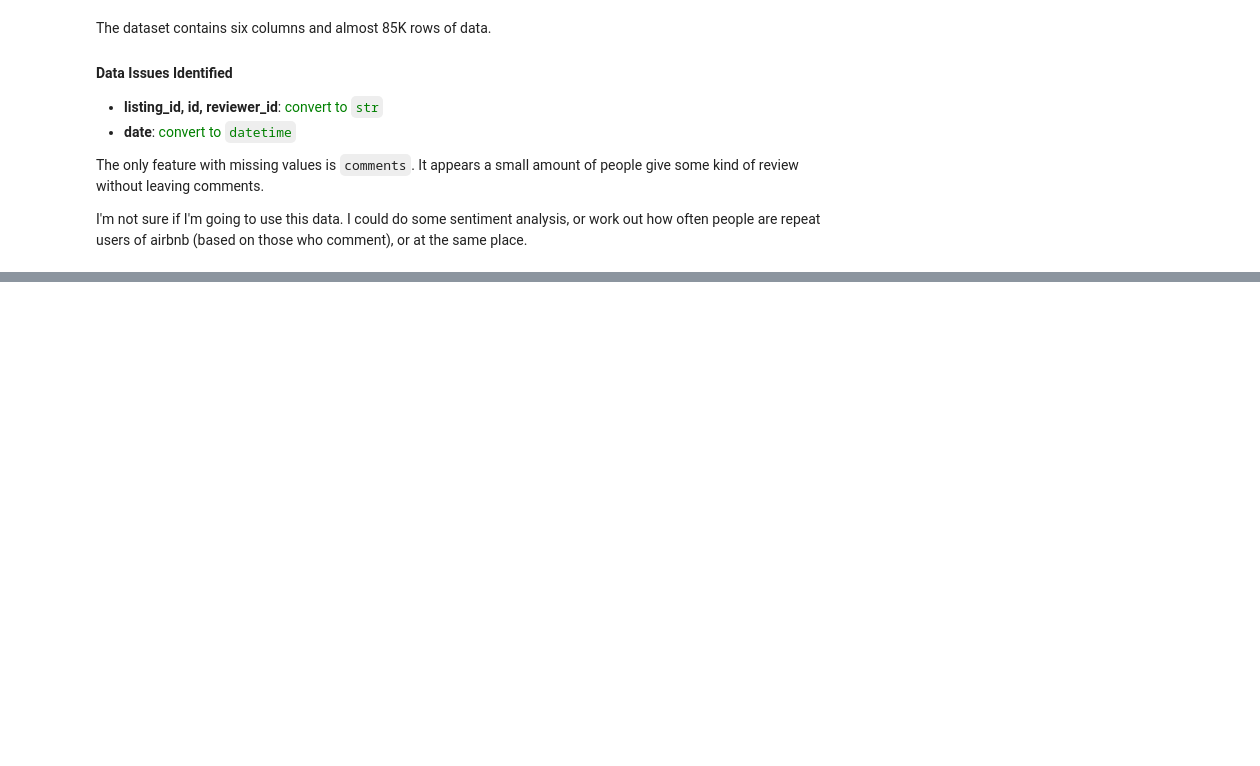
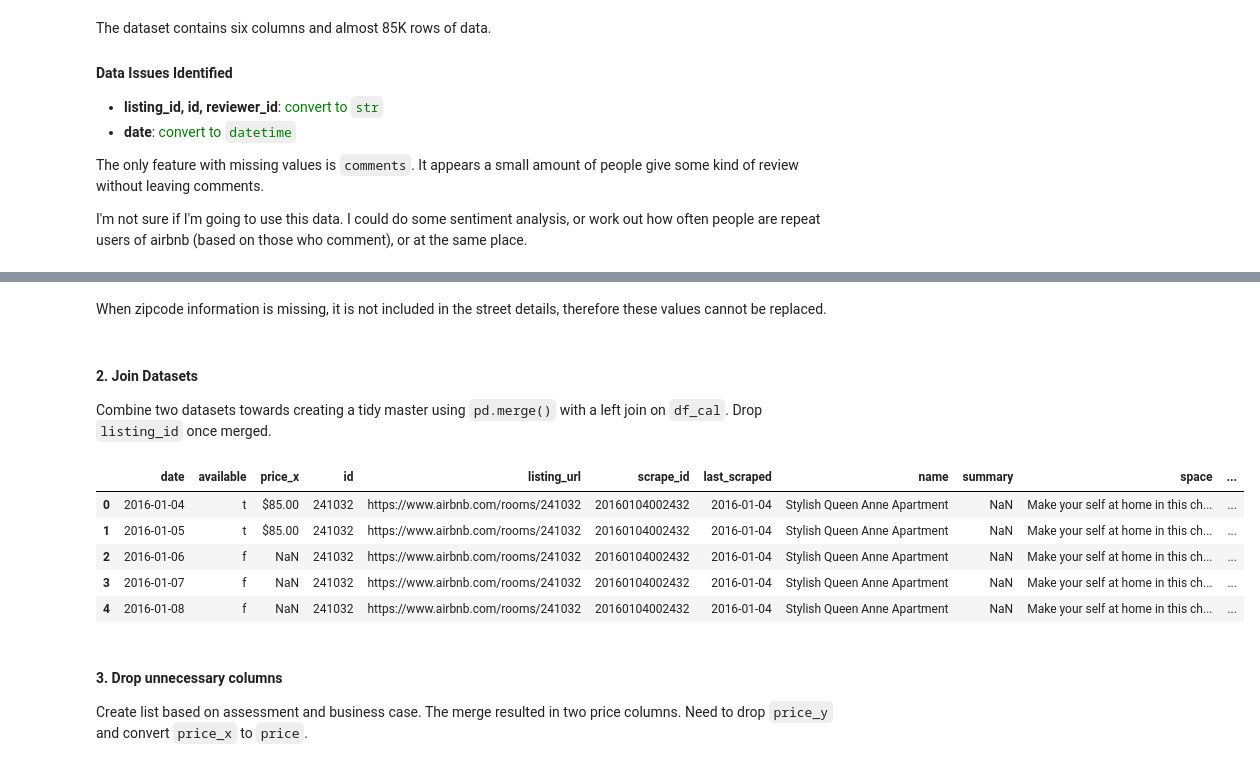
Before and after one commit to rebeccaebarnes/DSND-Project-4, a Jupyter notebook: seattle_airbnb_exploration.ipynb, the cells around one changed output, grey strips where cells are left out. Cells and saved outputs as stored; diff of their text form; code cells hidden in the pictures; blank space fills up the shorter version.

```diff
--- a/seattle_airbnb_exploration.ipynb
+++ b/seattle_airbnb_exploration.ipynb
@@ -744,0 +752,4 @@ There is also a date field of `host_since`. This is best understood as a measure
+# %%
+# Make copies of the initial datasets
+df_cal = calendar.copy()
+df_list = listings.copy()
@@ -744,0 +778,17 @@ There is also a date field of `host_since`. This is best understood as a measure
+# %% [markdown]
+When zipcode information is missing, it is not included in the street details, therefore these values cannot be replaced.
+# %% [markdown]
+#### 2. Join Datasets
+Combine two datasets towards creating a tidy master using `pd.merge()` with a left join on `df_cal`. Drop `listing_id` once merged.
+# %%
+df = pd.merge(df_cal, df_list, how='left', left_on='listing_id', right_on='id')
+df.drop('listing_id', axis=1, inplace=True)
+# %%
+df.head()
+# %% [output]
+|  | date | available | price_x | id | listing_url | scrape_id | last_scraped | name | summary | space | ... |
+| 0 | 2016-01-04 | t | $85.00 | 241032 | https://www.airbnb.com/rooms/241032 | 20160104002432 | 2016-01-04 | Stylish Queen Anne Apartment | NaN | Make your self at home in this ch... | ... |
+| 1 | 2016-01-05 | t | $85.00 | 241032 | https://www.airbnb.com/rooms/241032 | 20160104002432 | 2016-01-04 | Stylish Queen Anne Apartment | NaN | Make your self at home in this ch... | ... |
+| 2 | 2016-01-06 | f | NaN | 241032 | https://www.airbnb.com/rooms/241032 | 20160104002432 | 2016-01-04 | Stylish Queen Anne Apartment | NaN | Make your self at home in this ch... | ... |
+| 3 | 2016-01-07 | f | NaN | 241032 | https://www.airbnb.com/rooms/241032 | 20160104002432 | 2016-01-04 | Stylish Queen Anne Apartment | NaN | Make your self at home in this ch... | ... |
+| 4 | 2016-01-08 | f | NaN | 241032 | https://www.airbnb.com/rooms/241032 | 20160104002432 | 2016-01-04 | Stylish Queen Anne Apartment | NaN | Make your self at home in this ch... | ... |
@@ -744,0 +799,3 @@ There is also a date field of `host_since`. This is best understood as a measure
+# %% [markdown]
+#### 3. Drop unnecessary columns
+Create list based on assessment and business case. The merge resulted in two price columns. Need to drop `price_y` and convert `price_x` to `price`.
```
Also changed, not shown: parts of 46 cells of this notebook.
